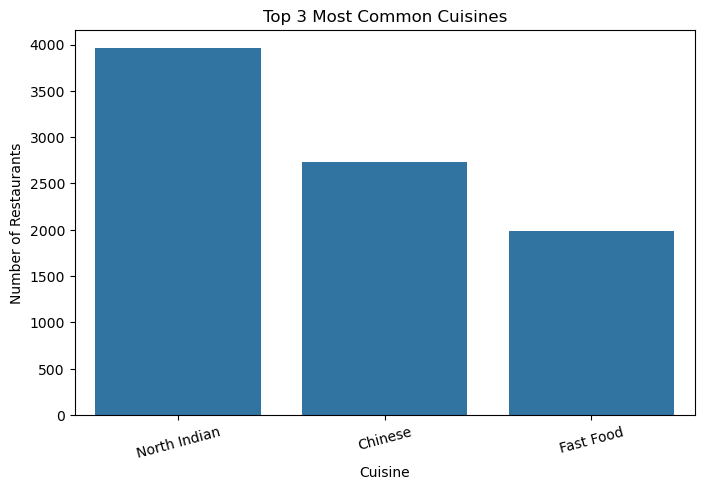
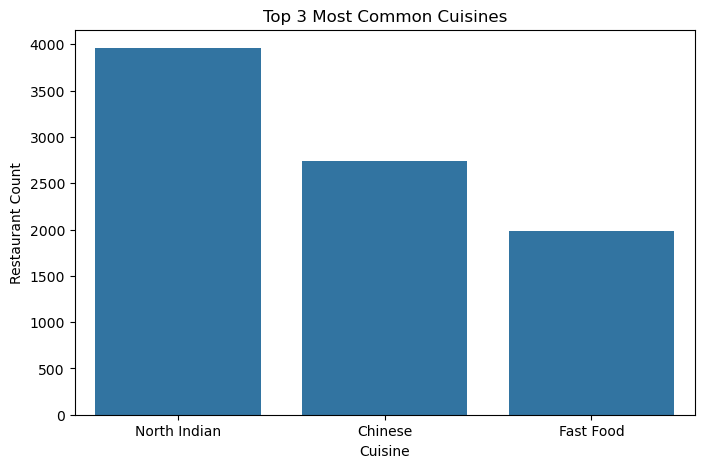
The change to this notebook cell's code, shown as a diff; its figure went from the first image to the second:
--- before
+++ after
@@ -1,14 +1,23 @@
+import os
+
+os.makedirs("../images", exist_ok=True)
+
 plt.figure(figsize=(8,5))
 
 sns.barplot(
-    x=summary["Cuisine"],
-    y=summary["Restaurant Count"]
+    data=summary,
+    x="Cuisine",
+    y="Restaurant Count"
 )
 
 plt.title("Top 3 Most Common Cuisines")
 plt.xlabel("Cuisine")
-plt.ylabel("Number of Restaurants")
+plt.ylabel("Restaurant Count")
 
-plt.xticks(rotation=15)
+plt.savefig(
+    "../images/top3_cuisines.png",
+    dpi=300,
+    bbox_inches="tight"
+)
 
 plt.show()

Commit: Completed Level 1 Data Analysis Project